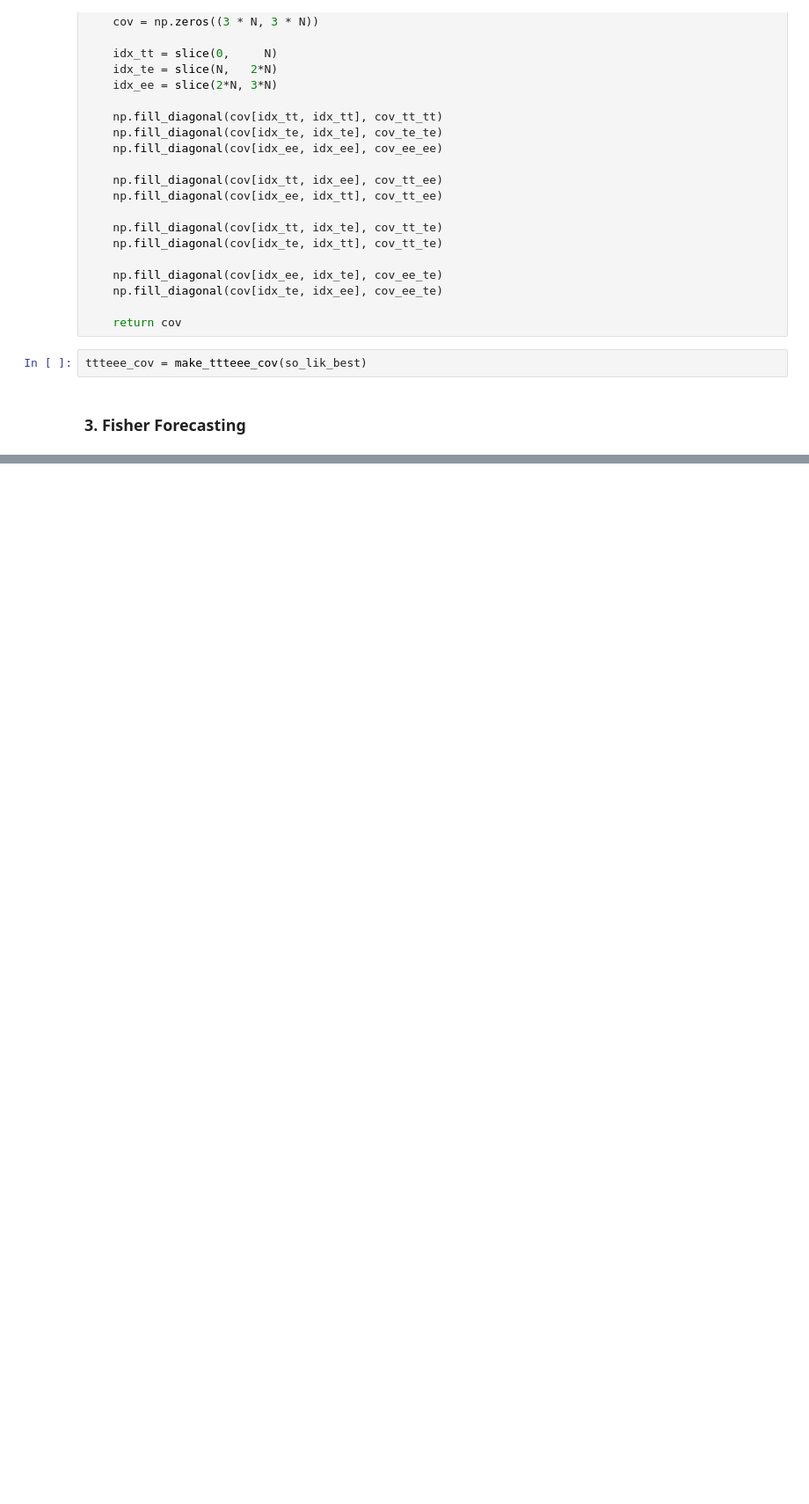
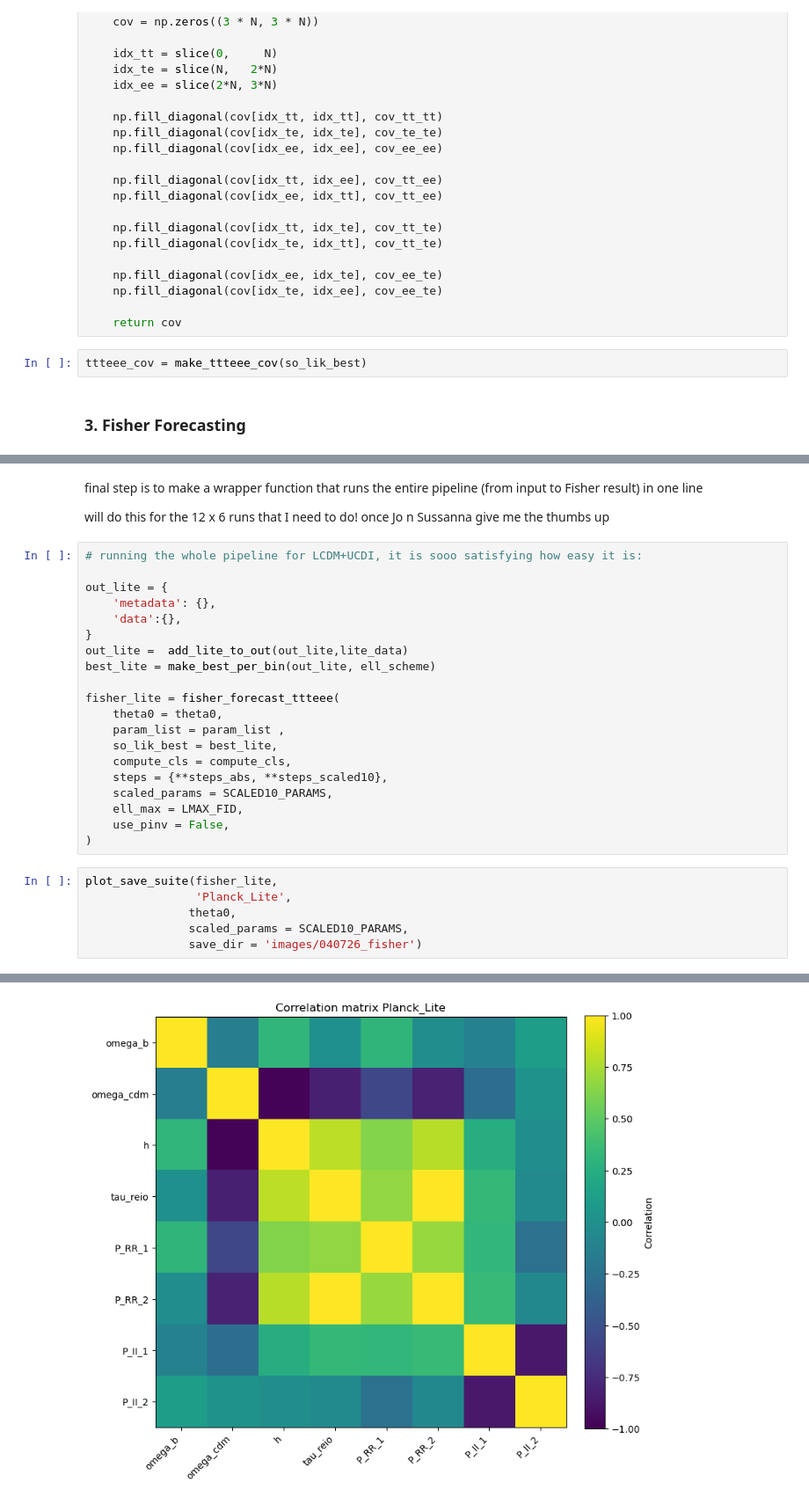
Before and after one commit to teodorgrosu/cosmocast, a Jupyter notebook: teo_nbs/032826_mockdata_final.ipynb, the cells around one changed output, grey strips where cells are left out. Shown at 88% size. Drawn from its saved outputs; the diff is of its cells as text; blank space fills up the shorter version.

```diff
--- a/teo_nbs/032826_mockdata_final.ipynb
+++ b/teo_nbs/032826_mockdata_final.ipynb
@@ -1111,0 +1312,31 @@ array([[5.02932169e-02, 0.00000000e+00, 0.00000000e+00, ...,
+# %% [markdown]
+final step is to make a wrapper function that runs the entire pipeline (from input to Fisher result) in one line
+
+will do this for the 12 x 6 runs that I need to do! once Jo n Sussanna give me the thumbs up
+# %%
+# running the whole pipeline for LCDM+UCDI, it is sooo satisfying how easy it is:
+
+out_lite = {
+    'metadata': {},
+    'data':{},
+}
+out_lite =  add_lite_to_out(out_lite,lite_data)
+best_lite = make_best_per_bin(out_lite, ell_scheme)
+
+fisher_lite = fisher_forecast_ttteee(
+    theta0 = theta0,
+    param_list = param_list ,
+    so_lik_best = best_lite,
+    compute_cls = compute_cls,
+    steps = {**steps_abs, **steps_scaled10},
+    scaled_params = SCALED10_PARAMS,
+    ell_max = LMAX_FID,
+    use_pinv = False,
+)
+# %%
+plot_save_suite(fisher_lite,
+                'Planck_Lite',
+               theta0,
+               scaled_params = SCALED10_PARAMS,
+               save_dir = 'images/040726_fisher')
+# %% [output]
@@ -1111,0 +1352 @@ array([[5.02932169e-02, 0.00000000e+00, 0.00000000e+00, ...,
+[figure, added]
```
Also changed, not shown: parts of 31 cells of this notebook.
